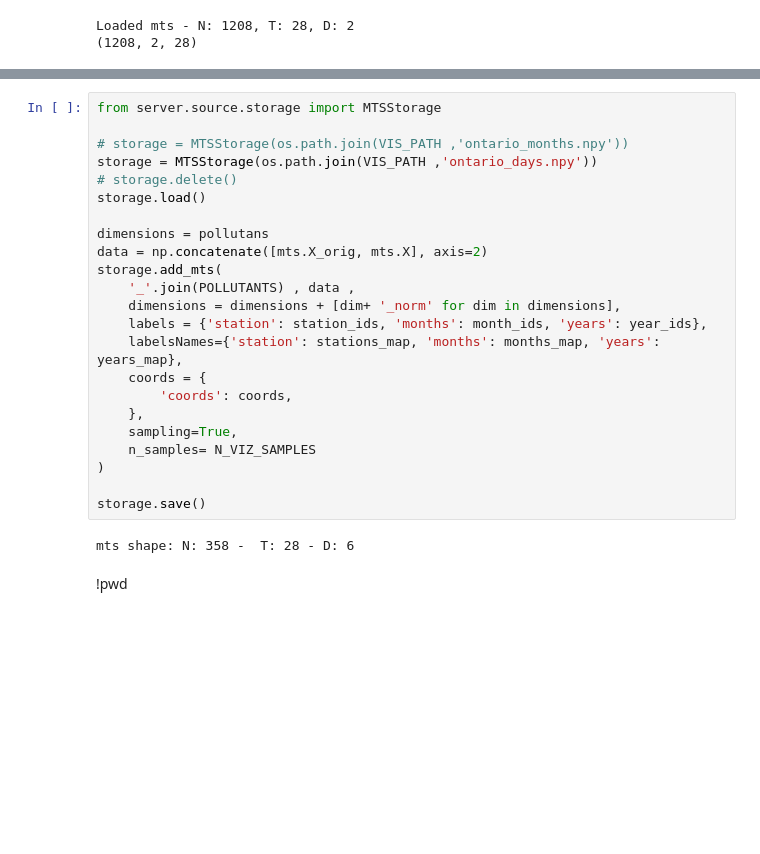
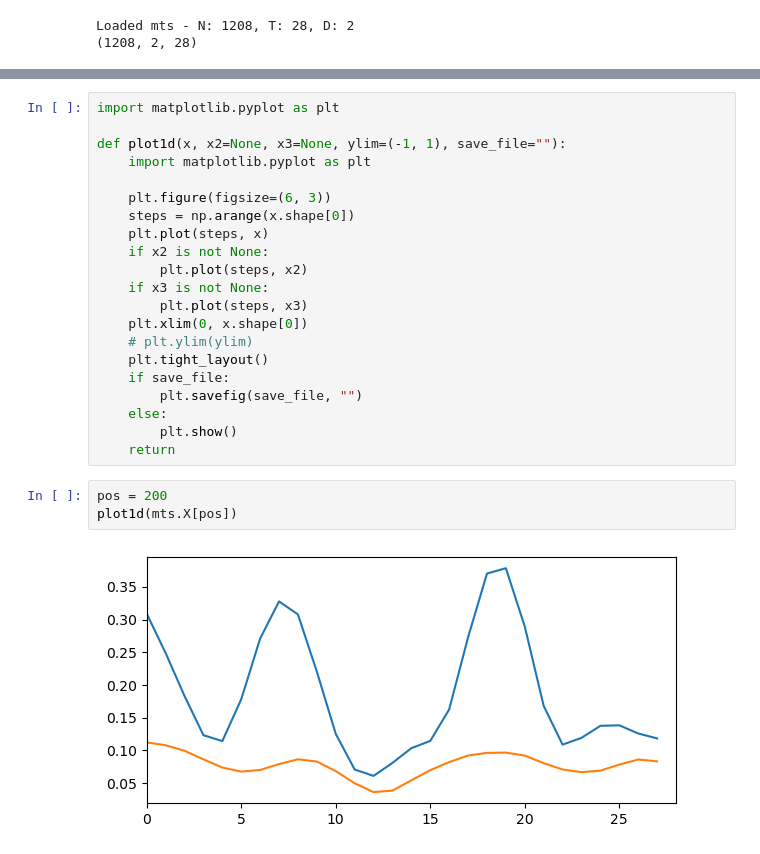
Before and after one commit to texsmv/airq_tool, a Jupyter notebook: ontario_projections_months.ipynb, the cells around one changed output, grey strips where cells are left out. Drawn from its saved outputs; the diff is of its cells as text; blank space fills up the shorter version.

```diff
--- a/ontario_projections_months.ipynb
+++ b/ontario_projections_months.ipynb
@@ -177,27 +156,26 @@ ax.bar(X + 0.50, fcs[:,2], color = 'r', width = 0.25)
-# %%
-from server.source.storage import MTSStorage
-
-# storage = MTSStorage(os.path.join(VIS_PATH ,'ontario_months.npy'))
-storage = MTSStorage(os.path.join(VIS_PATH ,'ontario_days.npy'))
-# storage.delete()
-storage.load()
-
-dimensions = pollutans
-data = np.concatenate([mts.X_orig, mts.X], axis=2)
-storage.add_mts(
-    '_'.join(POLLUTANTS) , data ,
-    dimensions = dimensions + [dim+ '_norm' for dim in dimensions],
-    labels = {'station': station_ids, 'months': month_ids, 'years': year_ids},
-    labelsNames={'station': stations_map, 'months': months_map, 'years': years_map},
-    coords = {
-        'coords': coords,
-    },
-    sampling=True,
-    n_samples= N_VIZ_SAMPLES
-)
-
-storage.save()
-# %% [output]
-mts shape: N: 358 -  T: 28 - D: 6
-# %% [markdown]
-!pwd
+# %%
+import matplotlib.pyplot as plt
+
+def plot1d(x, x2=None, x3=None, ylim=(-1, 1), save_file=""):
+    import matplotlib.pyplot as plt
+
+    plt.figure(figsize=(6, 3))
+    steps = np.arange(x.shape[0])
+    plt.plot(steps, x)
+    if x2 is not None:
+        plt.plot(steps, x2)
+    if x3 is not None:
+        plt.plot(steps, x3)
+    plt.xlim(0, x.shape[0])
+    # plt.ylim(ylim)
+    plt.tight_layout()
+    if save_file:
+        plt.savefig(save_file, "")
+    else:
+        plt.show()
+    return
+# %%
+pos = 200
+plot1d(mts.X[pos])
+# %% [output]
+[figure, added]
```
Also changed, not shown: parts of 10 cells of this notebook, 5 other files.
